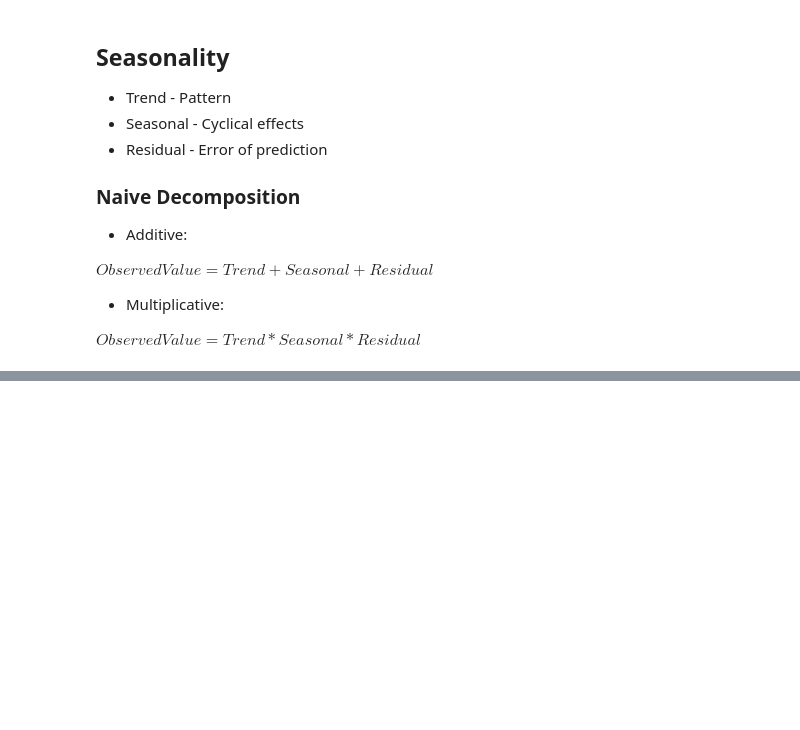
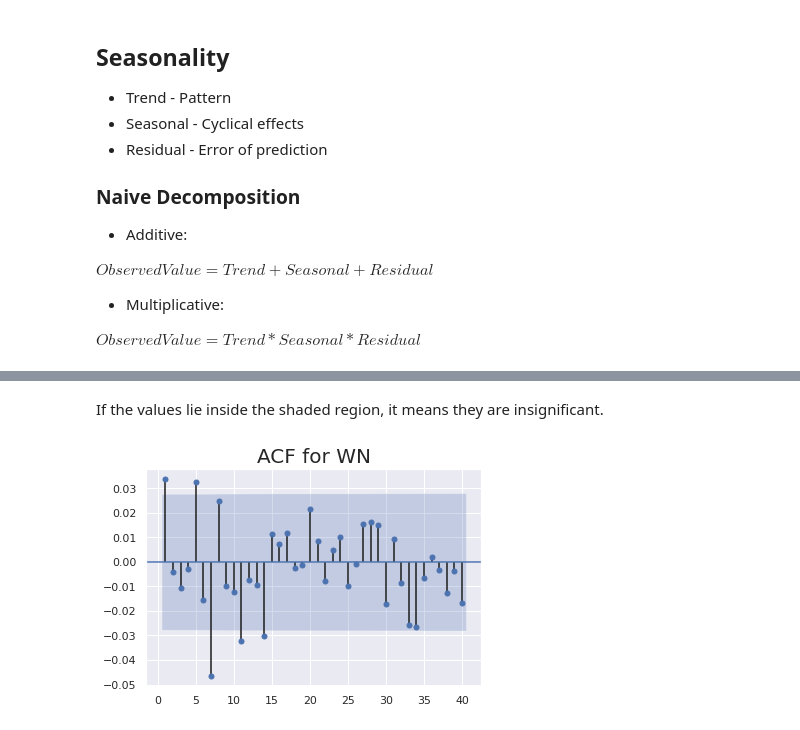
Before and after one commit to Yasir323/TimeSeries-Course, a Jupyter notebook: 1_Intro.ipynb, the cells around one changed output, grey strips where cells are left out. Cells and saved outputs as stored; diff of their text form; code cells hidden in the pictures; blank space fills up the shorter version.

```diff
--- a/1_Intro.ipynb
+++ b/1_Intro.ipynb
@@ -400,0 +444,13 @@ $ Observed Value = Trend * Seasonal * Residual $
+# %% [markdown]
+If the values lie inside the shaded region, it means they are insignificant.
+# %%
+sgt.plot_acf(
+    X_train['White Noise'],
+    unbiased=True,
+    zero=False,
+    lags=40
+)
+plt.title('ACF for WN', size=20)
+plt.show()
+# %% [output]
+[figure, added]
```
Also changed, not shown: parts of 101 cells of this notebook.
